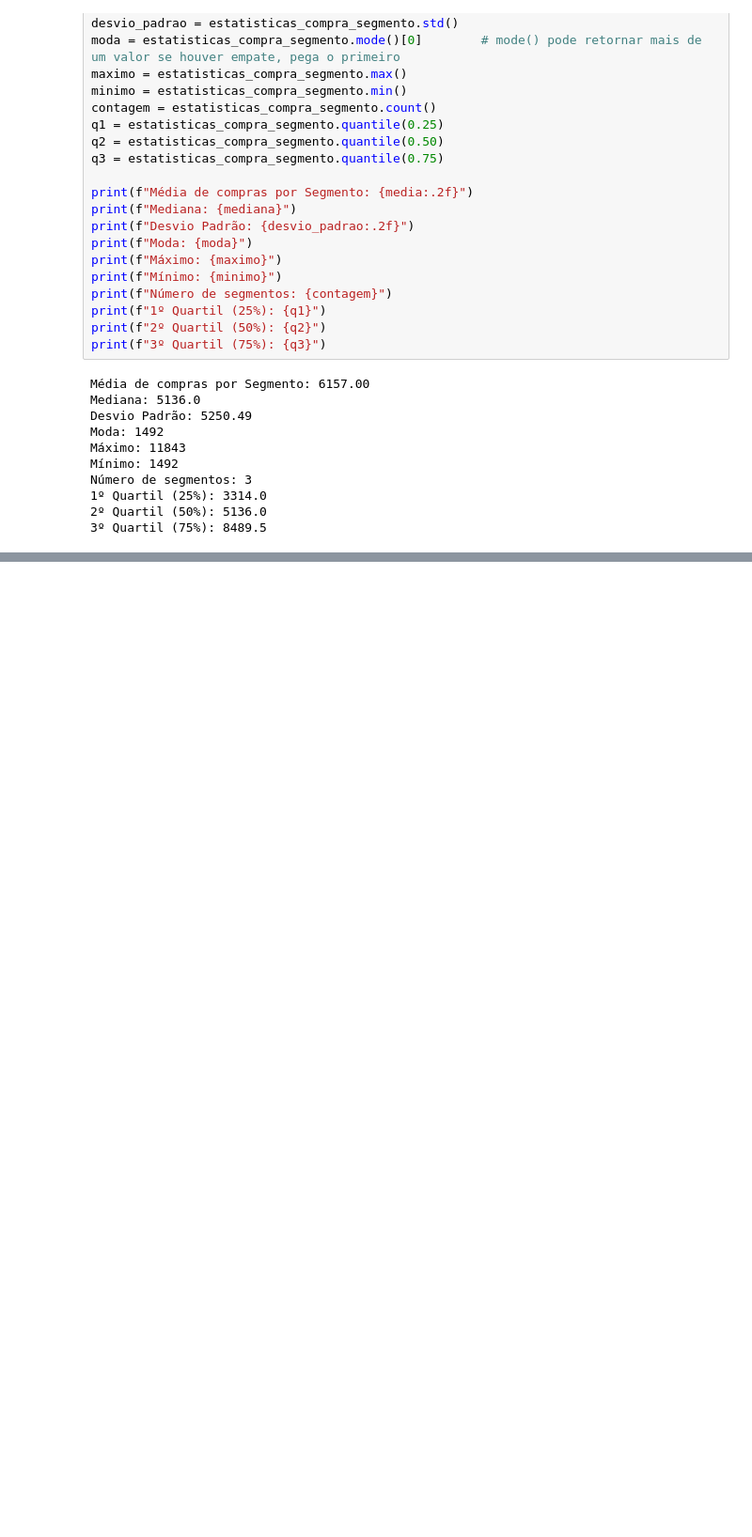
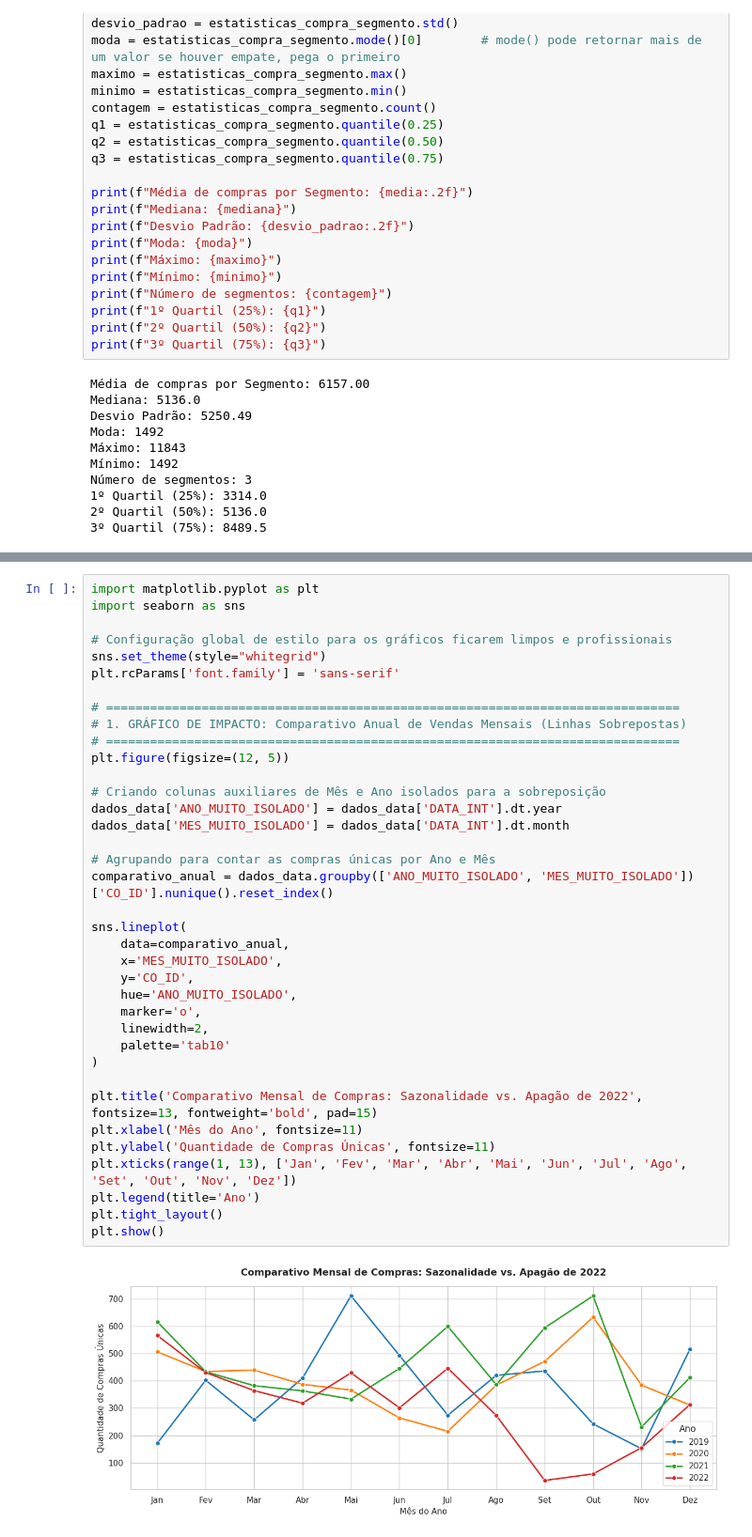
Before and after one commit to KrathK9722/Analise-de-Dados-Python-Projeto-Avaliativo-M1W07, a Jupyter notebook: ARQUIVOS/Analise_Google_COLAB.ipynb, the cells around one changed output, grey strips where cells are left out. Shown at 94% size. Saved outputs shown, nothing was run; the diff lists cells and outputs as text; blank space fills up the shorter version.

```diff
--- a/ARQUIVOS/Analise_Google_COLAB.ipynb
+++ b/ARQUIVOS/Analise_Google_COLAB.ipynb
@@ -685,0 +749,39 @@ Número de segmentos: 3
+# %%
+import matplotlib.pyplot as plt
+import seaborn as sns
+
+# Configuração global de estilo para os gráficos ficarem limpos e profissionais
+sns.set_theme(style="whitegrid")
+plt.rcParams['font.family'] = 'sans-serif'
+
+# ==============================================================================
+# 1. GRÁFICO DE IMPACTO: Comparativo Anual de Vendas Mensais (Linhas Sobrepostas)
+# ==============================================================================
+plt.figure(figsize=(12, 5))
+
+# Criando colunas auxiliares de Mês e Ano isolados para a sobreposição
+dados_data['ANO_MUITO_ISOLADO'] = dados_data['DATA_INT'].dt.year
+dados_data['MES_MUITO_ISOLADO'] = dados_data['DATA_INT'].dt.month
+
+# Agrupando para contar as compras únicas por Ano e Mês
+comparativo_anual = dados_data.groupby(['ANO_MUITO_ISOLADO', 'MES_MUITO_ISOLADO'])['CO_ID'].nunique().reset_index()
+
+sns.lineplot(
+    data=comparativo_anual,
+    x='MES_MUITO_ISOLADO',
+    y='CO_ID',
+    hue='ANO_MUITO_ISOLADO',
+    marker='o',
+    linewidth=2,
+    palette='tab10'
+)
+
+plt.title('Comparativo Mensal de Compras: Sazonalidade vs. Apagão de 2022', fontsize=13, fontweight='bold', pad=15)
+plt.xlabel('Mês do Ano', fontsize=11)
+plt.ylabel('Quantidade de Compras Únicas', fontsize=11)
+plt.xticks(range(1, 13), ['Jan', 'Fev', 'Mar', 'Abr', 'Mai', 'Jun', 'Jul', 'Ago', 'Set', 'Out', 'Nov', 'Dez'])
+plt.legend(title='Ano')
+plt.tight_layout()
+plt.show()
+# %% [output]
+[figure, added]
```
Also changed, not shown: parts of 8 cells of this notebook.
